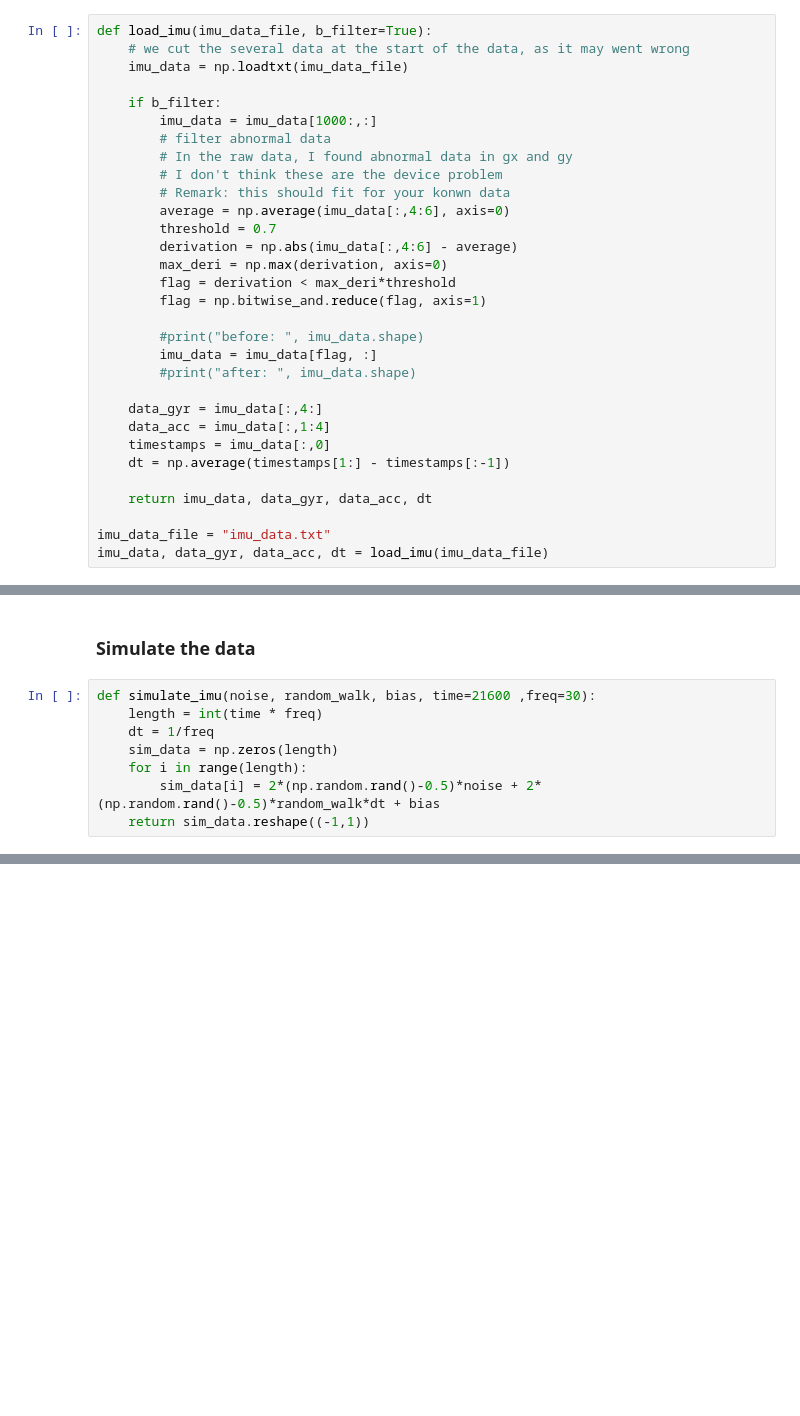
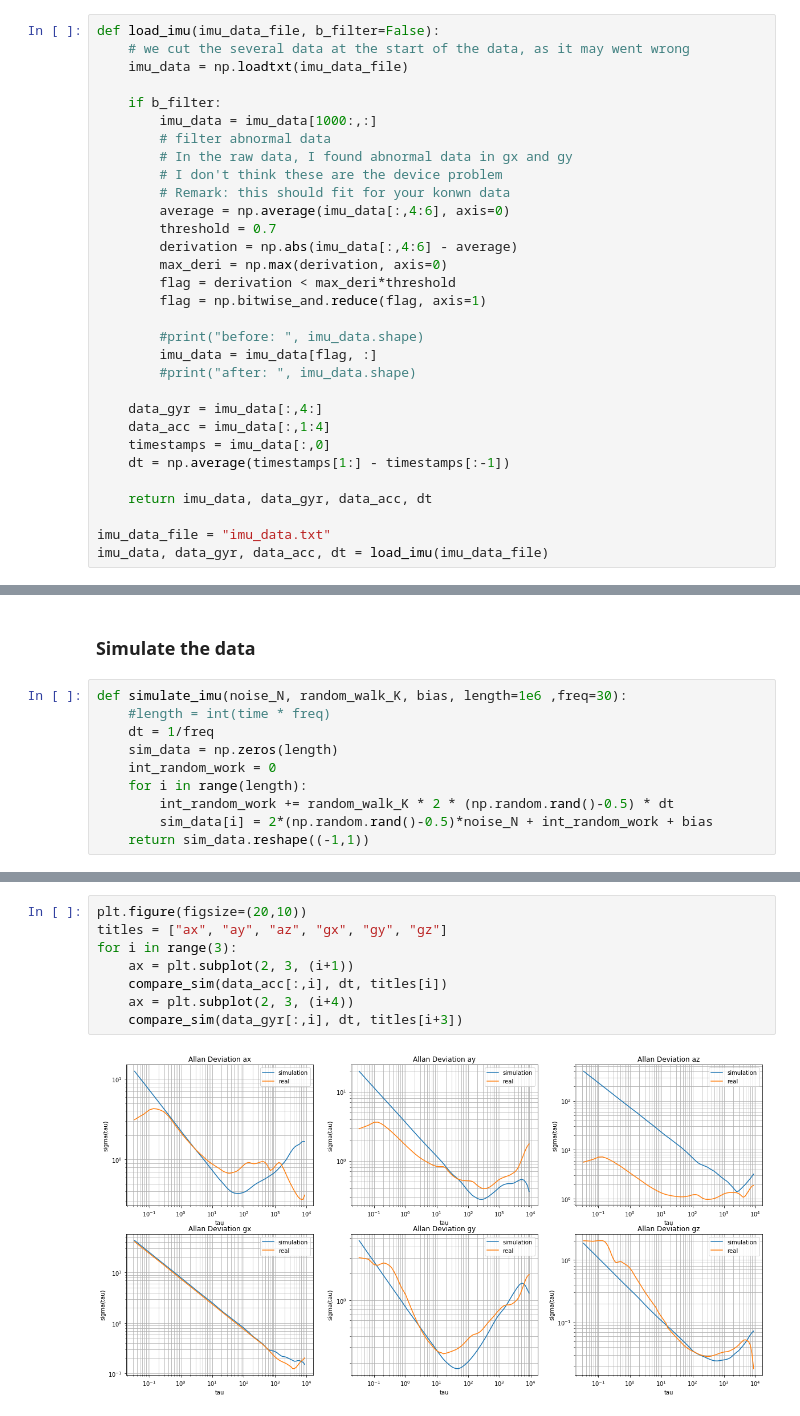
Before and after one commit to gggliuye/VINS_BASTIAN, a Jupyter notebook: IMU/IMU_Allan_Calibration.ipynb, the cells around one changed output, grey strips where cells are left out. Cells and saved outputs as stored; diff of their text form; blank space fills up the shorter version.

```diff
--- a/IMU/IMU_Allan_Calibration.ipynb
+++ b/IMU/IMU_Allan_Calibration.ipynb
@@ -10,7 +10,7 @@ import matplotlib.pyplot as plt
 
 With each line : (time, ax, ay, az, gx, gy, gz, gt)
 # %%
-def load_imu(imu_data_file, b_filter=True):
+def load_imu(imu_data_file, b_filter=False):
     # we cut the several data at the start of the data, as it may went wrong
     imu_data = np.loadtxt(imu_data_file)
 
@@ -272,11 +301,13 @@ allan_calibration_all(data_acc[:,0:3], dt)
 # %% [markdown]
 ### Simulate the data
 # %%
-def simulate_imu(noise, random_walk, bias, time=21600 ,freq=30):
-    length = int(time * freq)
+def simulate_imu(noise_N, random_walk_K, bias, length=1e6 ,freq=30):
+    #length = int(time * freq)
     dt = 1/freq
     sim_data = np.zeros(length)
+    int_random_work = 0
     for i in range(length):
-        sim_data[i] = 2*(np.random.rand()-0.5)*noise + 2*(np.random.rand()-0.5)*random_walk*dt + bias
+        int_random_work += random_walk_K * 2 * (np.random.rand()-0.5) * dt
+        sim_data[i] = 2*(np.random.rand()-0.5)*noise_N + int_random_work + bias
     return sim_data.reshape((-1,1))
 # %%
@@ -315,0 +348,10 @@ plt.legend()
+# %%
+plt.figure(figsize=(20,10))
+titles = ["ax", "ay", "az", "gx", "gy", "gz"]
+for i in range(3):
+    ax = plt.subplot(2, 3, (i+1))
+    compare_sim(data_acc[:,i], dt, titles[i])
+    ax = plt.subplot(2, 3, (i+4))
+    compare_sim(data_gyr[:,i], dt, titles[i+3])
+# %% [output]
+[figure, added]
```
Also changed, not shown: parts of 8 cells of this notebook.
